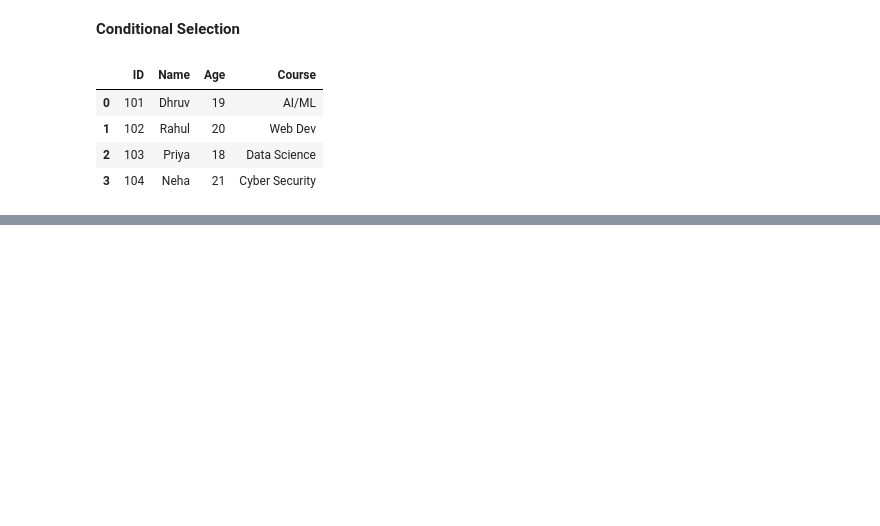
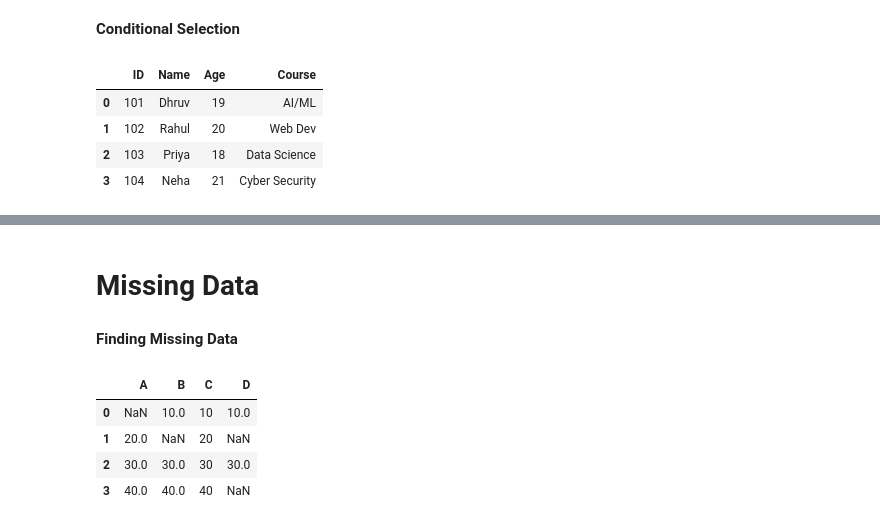
Before and after one commit to dhruv-workspace/Data-Science, a Jupyter notebook: Pandas/pandas-fundamentals.ipynb, the cells around one changed output, grey strips where cells are left out. Saved outputs shown, nothing was run; the diff lists cells and outputs as text; code cells hidden in the pictures; blank space fills up the shorter version.

Commit message:
Pandas mising data topic added

```diff
--- a/Pandas/pandas-fundamentals.ipynb
+++ b/Pandas/pandas-fundamentals.ipynb
@@ -171,0 +168,19 @@ df_list2[df_list2["Age"] >= 20]
+# %% [markdown]
+# Missing Data
+# %% [markdown]
+**Finding Missing Data**
+# %%
+data = {
+    "A": [np.nan, 20, 30, 40],
+    "B": [10, np.nan, 30, 40],
+    "C": [10, 20, 30, 40],
+    "D": [10, np.nan, 30, np.nan]
+}
+df = pd.DataFrame(data)
+df
+# %% [output]
+|  | A | B | C | D |
+| 0 | NaN | 10.0 | 10 | 10.0 |
+| 1 | 20.0 | NaN | 20 | NaN |
+| 2 | 30.0 | 30.0 | 30 | 30.0 |
+| 3 | 40.0 | 40.0 | 40 | NaN |
```
Also changed, not shown: parts of 14 cells of this notebook.
